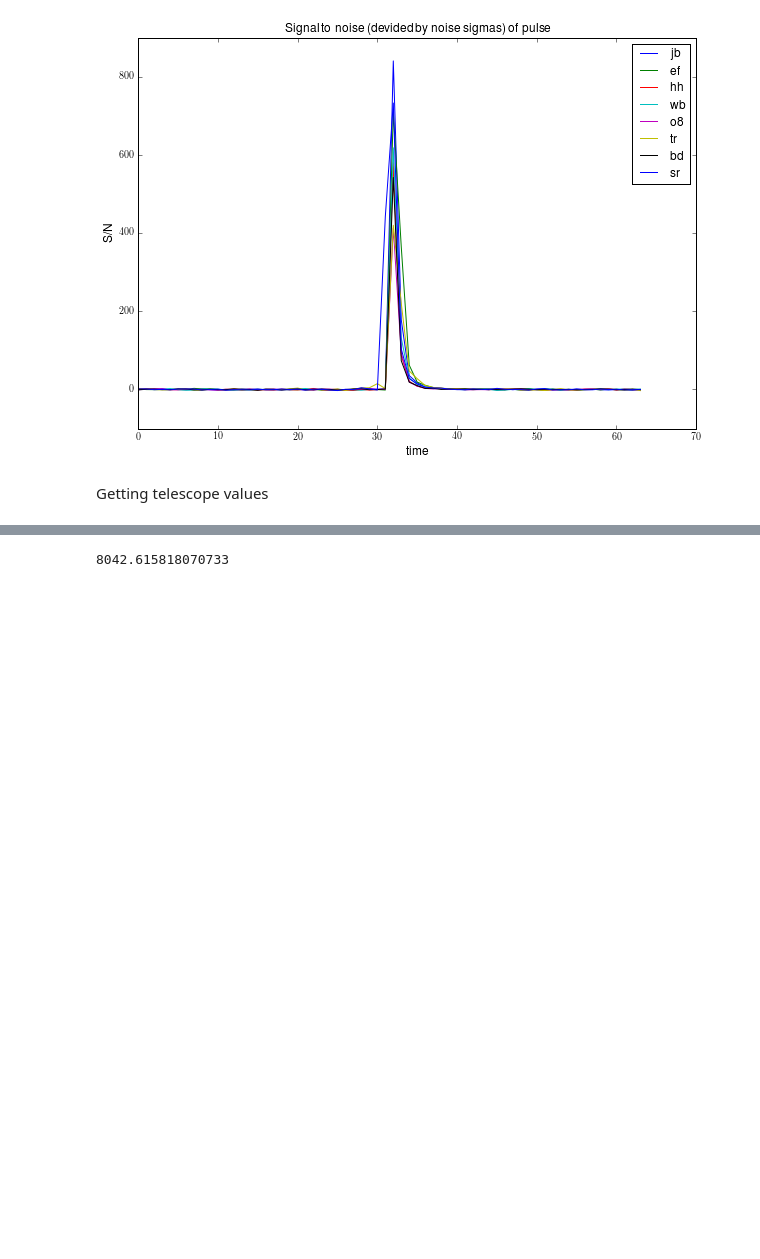
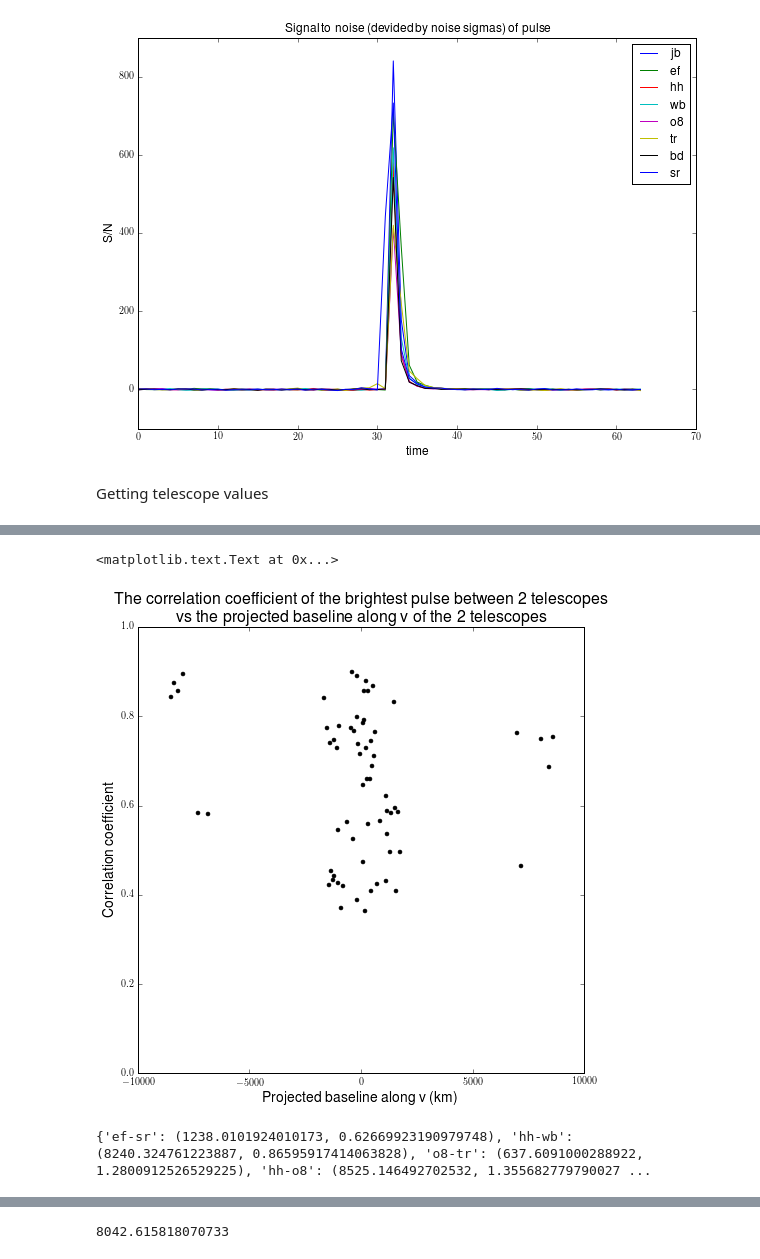
Before and after one commit to xiaozhengxu/scint_analysis, a Jupyter notebook: EVN_crab/process_frequency.ipynb, the cells around one changed output, grey strips where cells are left out. Drawn from its saved outputs; the diff is of its cells as text; code cells hidden in the pictures; blank space fills up the shorter version.

```diff
--- a/EVN_crab/process_frequency.ipynb
+++ b/EVN_crab/process_frequency.ipynb
@@ -233,0 +287,36 @@ Getting telescope values
+# %%
+# teles = ['bd','ef','hh','jb','mc','o8','sr','sv','t6','tr','wb','zc']
+teles = ['jb', 'wb', 'ef', 'o8', 'mc', 'tr', 'hh', 'bd', 'sv', 'zc', 't6', 'sr']
+N = 16
+D = {}
+Us = []
+Vs = []
+coercoeff = []
+nchan = 512
+# for i,tele1 in enumerate(teles):
+tele1 = 'bd'
+for j,tele2 in enumerate(teles):
+    if tele2 == tele1:
+        continue
+    fs1,bgstd1,os1,sn1 = load_gp(time_string1,tele1,nchan,draw = 0)
+    fs2,bgstd2,os2,sn2 = load_gp(time_string1,tele2,nchan,draw = 0)
+    fgp1,fgp1l = process_freq_spec(fs1,nchan,i-1,draw = 0)
+    fgp2,fgp2l = process_freq_spec(fs2,nchan,i-1, draw = 0)
+    cc,ccs = get_ccs((fgp1,bgstd1),(fgp2,bgstd2), N)
+    u1 = uvw_mat[7,0]
+#     u2 = uvw_mat[i+j+1,0]
+    u2 = uvw_mat[j,0]
+    v1 = uvw_mat[7,1]
+#     v2 = uvw_mat[i+j+1,1]
+    v2 = uvw_mat[j,1]
+    if u1<u2:
+        Us.append((u2-u1)/1e3)
+        Vs.append((v2-v1)/1e3)
+    else:
+        Us.append((u1-u2)/1e3)
+        Vs.append((v1-v2)/1e3)
+    coercoeff.append(cc)
+    D[cc] = (tele1+'-'+tele2)
+# print EWs
+# print NSs
+print D
@@ -233,0 +348,27 @@ Getting telescope values
+# %%
+figure(figsize = (8,8))
+ylim(0,1)
+plot(Vs,coercoeff,'ok',markersize = 4)
+xlabel('Projected baseline along v (km)',fontsize = 14)
+ylabel('Correlation coefficient',fontsize = 14)
+title('The correlation coefficient of the brightest pulse between 2 telescopes \n vs the projected baseline along v of the 2 telescopes',fontsize = 16)
+# %% [output]
+<matplotlib.text.Text at 0x...>
+[figure, added]
+# %%
+'''Getting correlation coefficient vs telescope distance plot'''
+teles = ['jb','ef','hh','wb','o8','tr','sr','bd']
+N = 16
+D = {}
+nchan = 512
+for i,tele1 in enumerate(teles):
+    for j,tele2 in enumerate(teles[i+1:]):
+        fs1,bgstd1,os1,sn1 = load_gp(time_string1,tele1,nchan,draw = 0)
+        fs2,bgstd2,os2,sn2 = load_gp(time_string1,tele2,nchan,draw = 0)
+        fgp1,fgp1l = process_freq_spec(fs1,nchan,i-1,draw = 0)
+        fgp2,fgp2l = process_freq_spec(fs2,nchan,i-1, draw = 0)
+        cc,ccs = get_ccs((fgp1,bgstd1),(fgp2,bgstd2), N)
+        D[tele1+'-'+tele2] = (find_distance(obspos[tele1],obspos[tele2]),cc)
+print D
+# %% [output]
+{'ef-sr': (1238.0101924010173, 0.62669923190979748), 'hh-wb': (8240.324761223887, 0.86595917414063828), 'o8-tr': (637.6091000288922, 1.2800912526529225), 'hh-o8': (8525.146492702532, 1.355682779790027 ...
```
Also changed, not shown: parts of 9 cells of this notebook, 2 other files.
